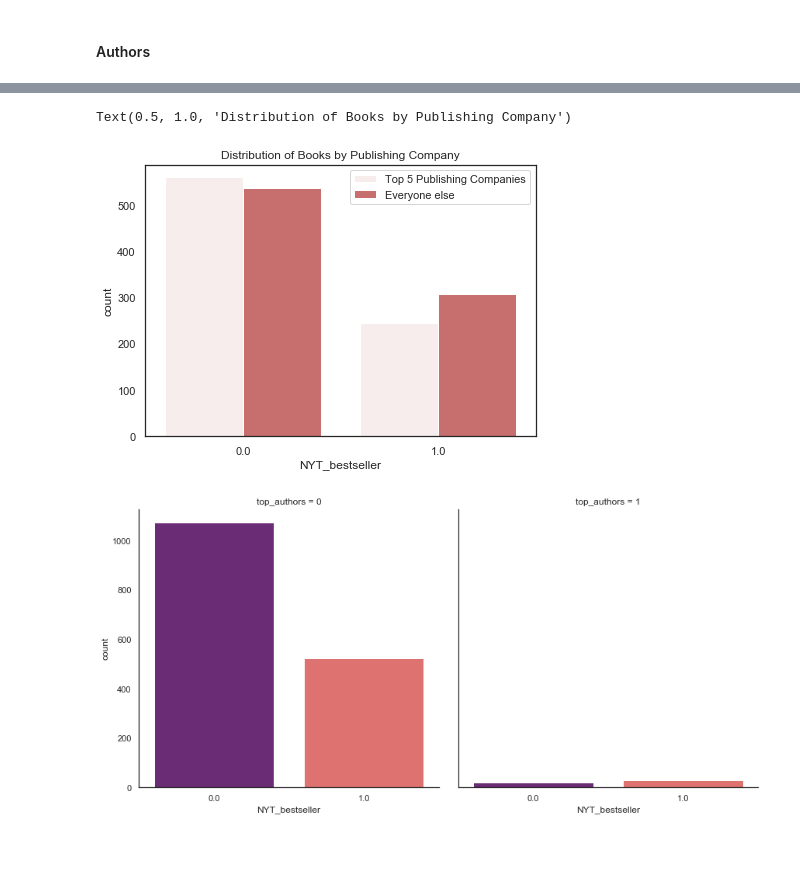
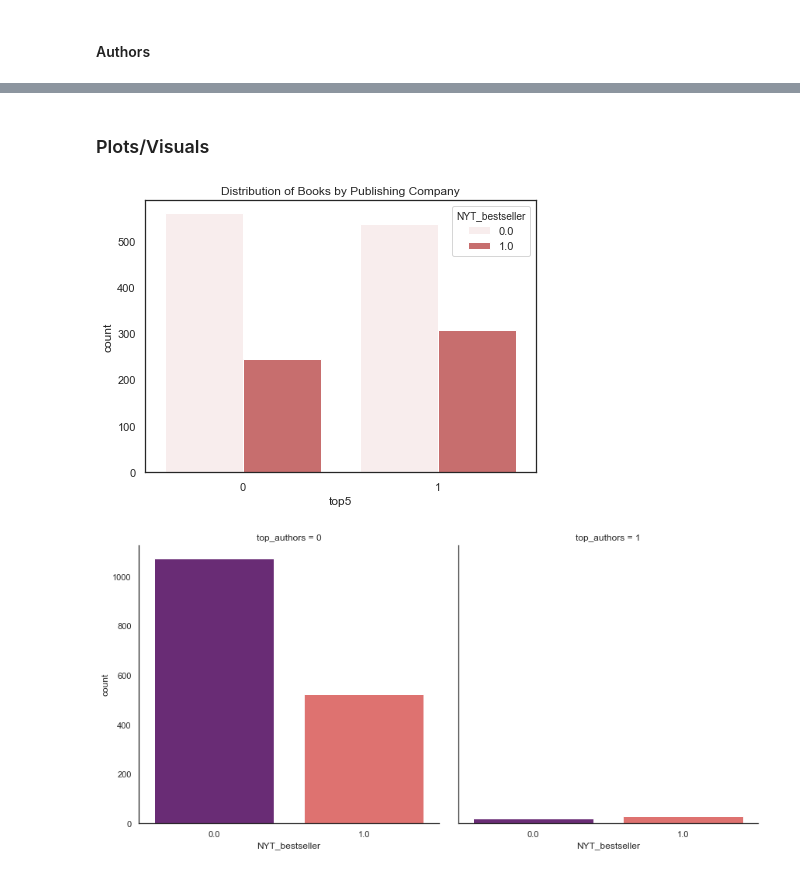
Before and after one commit to krbarounis/NTY-bestsellers-classification-project, a Jupyter notebook: EDA.ipynb, the cells around one changed output, grey strips where cells are left out. Saved outputs shown, nothing was run; the diff lists cells and outputs as text; code cells hidden in the pictures.

```diff
--- a/EDA.ipynb
+++ b/EDA.ipynb
@@ -511,21 +459,15 @@ NameError: name 'red_wine' is not defined
+# %% [markdown]
+###  Plots/Visuals
 # %%
-import pandas as pd
-import numpy as np
-import seaborn as sns
-%matplotlib inline
-
-
 fig, ax = plt.subplots(figsize=(7,5))
 sns.set(style="white", palette="muted", color_codes=True)
-sns.countplot(x='NYT_bestseller',hue='top5',data=full_df,color='r')
-ax.legend(['Top 5 Publishing Companies', 'Everyone else'], facecolor='w')
+sns.countplot(x='top5',hue='NYT_bestseller',data=full_df,color='r')
 plt.title('Distribution of Books by Publishing Company')
-# fig.savefig('top5')
+fig.savefig('top5')
 
 # ax.legend('Top 5 Publishing Companies','Everyone else')
 # %% [output]
-Text(0.5, 1.0, 'Distribution of Books by Publishing Company')
-[figure, old version]
+[figure, new version]
 # %%
 # fig, ax = plt.subplots(figsize=(7,5))
 fig = sns.catplot(x="NYT_bestseller", col="top_authors",data=full_df, kind="count",height=6, aspect=1,palette="magma");
```
Also changed, not shown: parts of 45 cells of this notebook.
